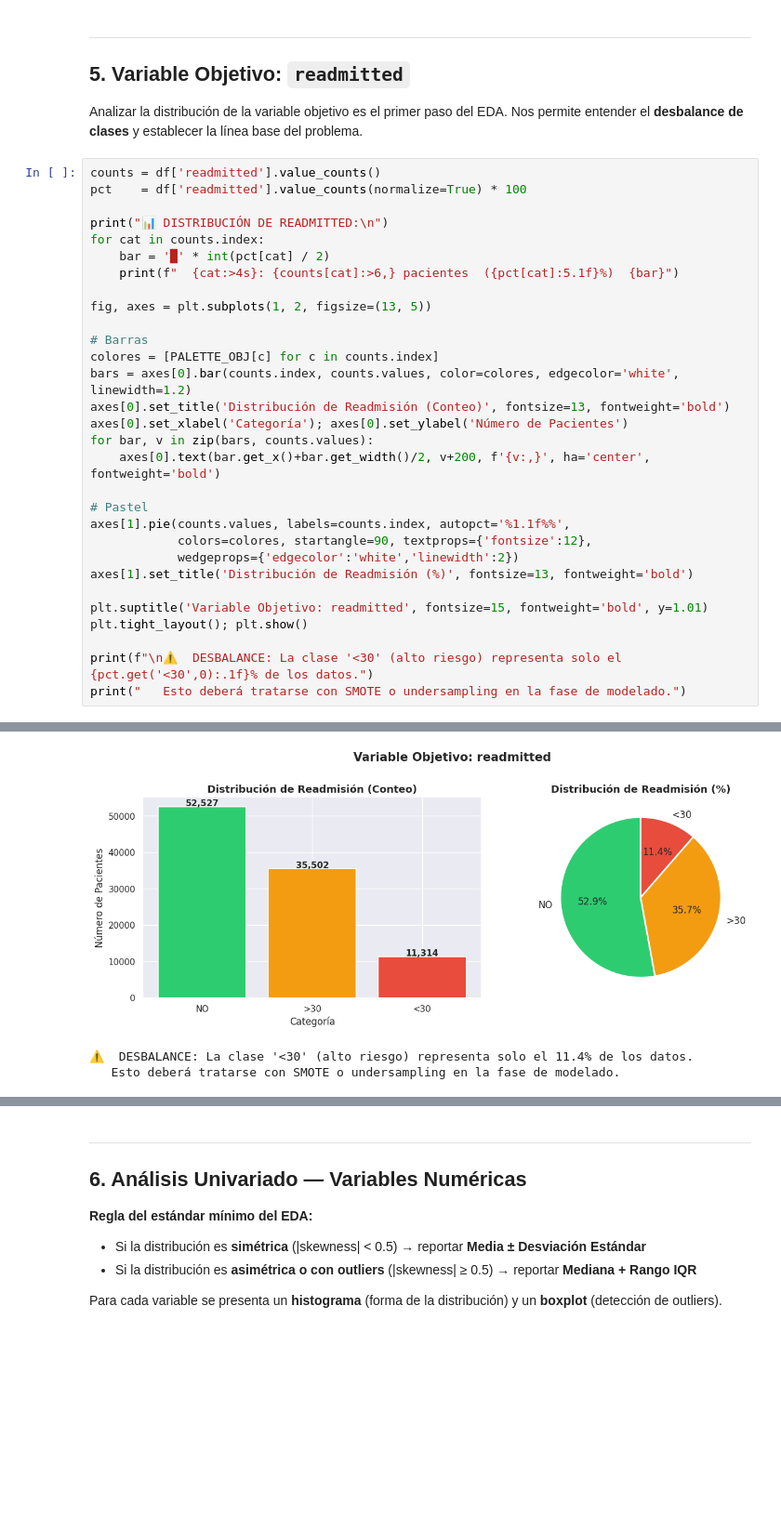
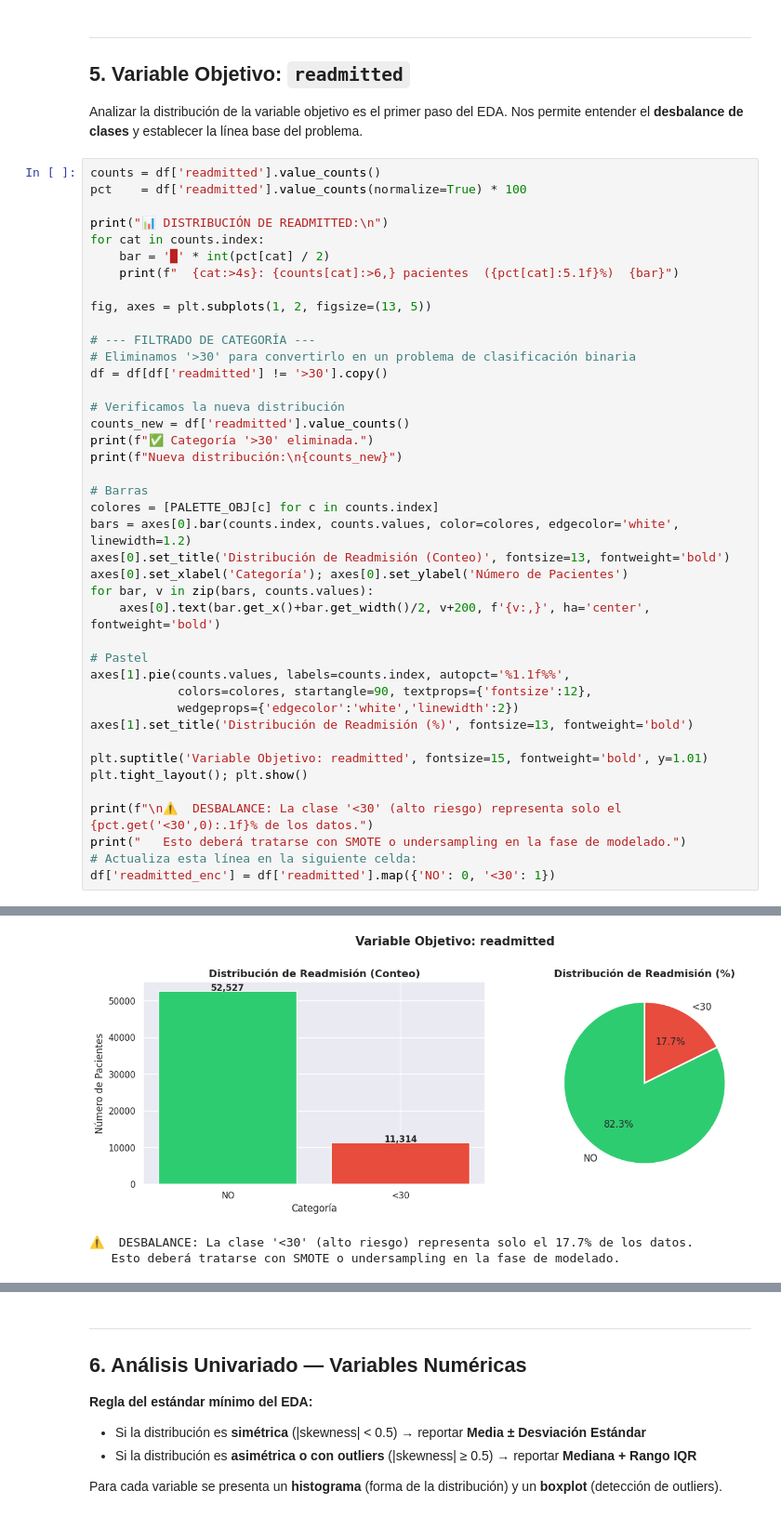
Before and after one commit to SantiagoAmaya99/Proyecto_Final_IA1_UIS, a Jupyter notebook: parcial-2/EDA_Diabetes_Final copy.ipynb, the cells around one changed output, grey strips where cells are left out. Shown at 93% size. Saved outputs shown, nothing was run; the diff lists cells and outputs as text; blank space fills up the shorter version.

```diff
--- a/parcial-2/EDA_Diabetes_Final copy.ipynb
+++ b/parcial-2/EDA_Diabetes_Final copy.ipynb
@@ -190,6 +190,15 @@ for cat in counts.index:
     print(f"  {cat:>4s}: {counts[cat]:>6,} pacientes  ({pct[cat]:5.1f}%)  {bar}")
 
 fig, axes = plt.subplots(1, 2, figsize=(13, 5))
+
+# --- FILTRADO DE CATEGORÍA ---
+# Eliminamos '>30' para convertirlo en un problema de clasificación binaria
+df = df[df['readmitted'] != '>30'].copy()
+
+# Verificamos la nueva distribución
+counts_new = df['readmitted'].value_counts()
+print(f"✅ Categoría '>30' eliminada.")
+print(f"Nueva distribución:\n{counts_new}")
 
 # Barras
 colores = [PALETTE_OBJ[c] for c in counts.index]
@@ -210,6 +219,8 @@ plt.tight_layout(); plt.show()
 
 print(f"\n⚠️  DESBALANCE: La clase '<30' (alto riesgo) representa solo el {pct.get('<30',0):.1f}% de los datos.")
 print("   Esto deberá tratarse con SMOTE o undersampling en la fase de modelado.")
+# Actualiza esta línea en la siguiente celda:
+df['readmitted_enc'] = df['readmitted'].map({'NO': 0, '<30': 1})
 # %% [output]
 📊 DISTRIBUCIÓN DE READMITTED:
 
@@ -219,3 +235,3 @@ print("   Esto deberá tratarse con SMOTE o undersampling en la fase de modelado
-[figure, old version]
+[figure, new version]
-⚠️  DESBALANCE: La clase '<30' (alto riesgo) representa solo el 11.4% de los datos.
+⚠️  DESBALANCE: La clase '<30' (alto riesgo) representa solo el 17.7% de los datos.
    Esto deberá tratarse con SMOTE o undersampling en la fase de modelado.
```
Also changed, not shown: parts of 9 cells of this notebook.
